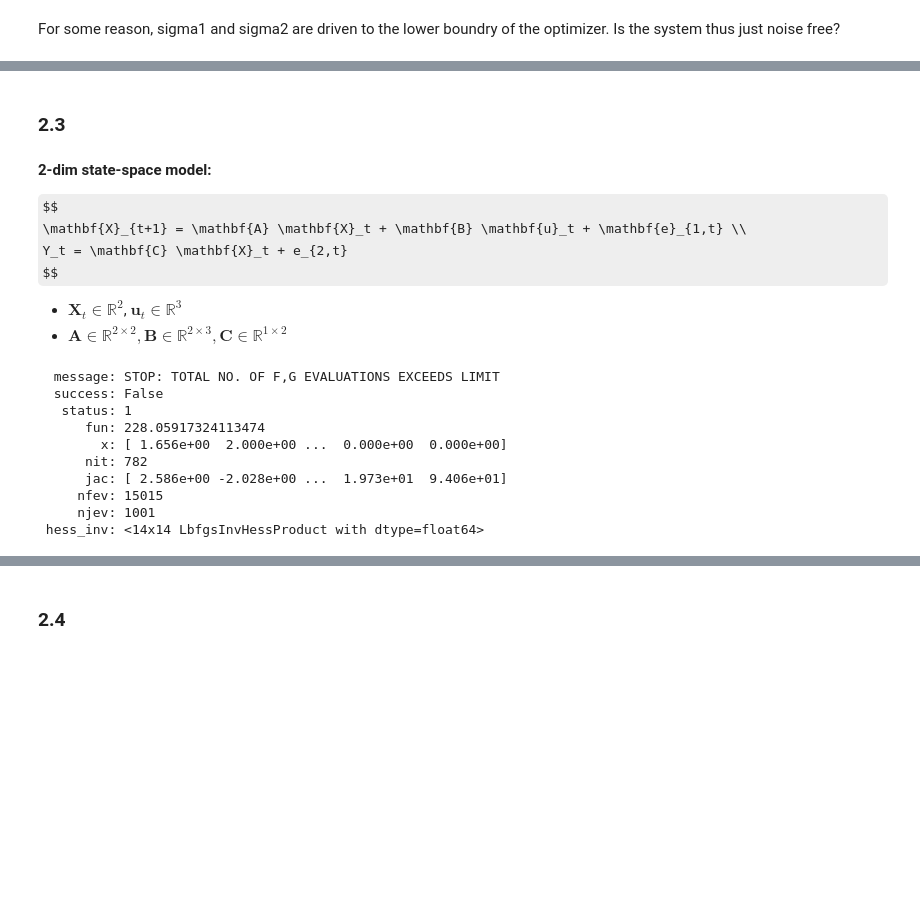
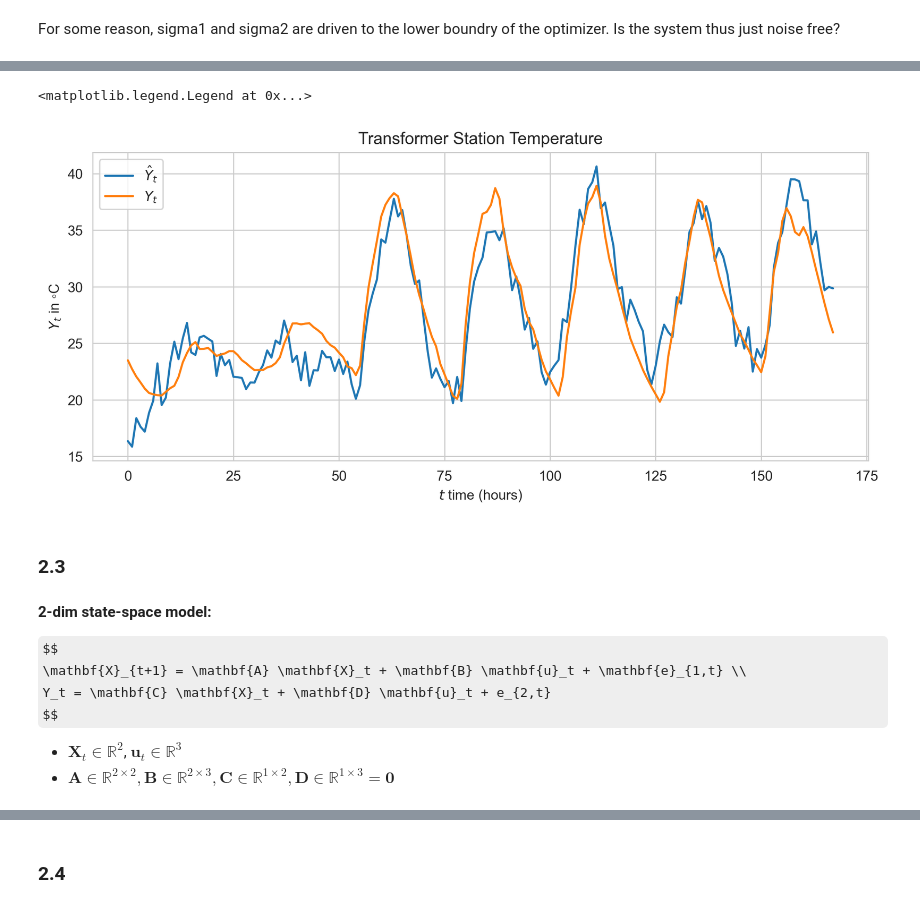
Before and after one commit to JeppeKlitgaard/DTU-02613-TimeSeries, a Jupyter notebook: Assignment4/part2.ipynb, the cells around one changed output, grey strips where cells are left out. Drawn from its saved outputs; the diff is of its cells as text; code cells hidden in the pictures; some formulas as TeX source; blank space fills up the shorter version.

```diff
--- a/Assignment4/part2.ipynb
+++ b/Assignment4/part2.ipynb
@@ -308,21 +80,2 @@ estimate_1d_state_space_fixed(df)
 # %% [markdown]
 For some reason, sigma1 and sigma2 are driven to the lower boundry of the optimizer. Is the system thus just noise free?
-# %%
-def simulate_from_model(par, df):
-    a = par[0]
-    B = np.array(par[1:4])
-    c = par[4]
-    sigma1 = np.exp(par[5])
-    sigma2 = np.exp(par[6])
-
-    U = df[["Ta", "S", "I"]].values
-    T = len(U)
-    X = np.zeros(T + 1)
-    Y = np.zeros(T)
-    X[0] = 20.0  # initial condition
-
-    for t in range(T):
-        X[t+1] = a * X[t] + np.dot(B, U[t]) + np.random.normal(0, sigma1)
-        Y[t] = c * X[t+1] + np.random.normal(0, sigma2)
-
-    return Y, X[1:]
@@ -345,3 +146,15 @@ plot_residual_diagnostics(residuals)
+# %%
+#from project.utils import plot_observations
+plt.figure(figsize=(10,4), dpi=300)
+plt.title("Transformer Station Temperature")
+plt.plot(y, label="$\hat{Y}_t$")
+plt.plot(df["Y"], label="$Y_t$")
+plt.xlabel("$t$ time (hours)")
+plt.ylabel("$Y_t$ in ◦C")
+plt.legend()
+# %% [output]
+<matplotlib.legend.Legend at 0x...>
+[figure, added]
 # %% [markdown]
 ### 2.3
 # %% [markdown]
@@ -349,8 +162,8 @@ plot_residual_diagnostics(residuals)
 
 $$
 \mathbf{X}_{t+1} = \mathbf{A} \mathbf{X}_t + \mathbf{B} \mathbf{u}_t + \mathbf{e}_{1,t} \\
-Y_t = \mathbf{C} \mathbf{X}_t + e_{2,t}
+Y_t = \mathbf{C} \mathbf{X}_t + \mathbf{D} \mathbf{u}_t + e_{2,t}
 $$
 
 * $\mathbf{X}_t \in \mathbb{R}^2$, $\mathbf{u}_t \in \mathbb{R}^3$
-* $\mathbf{A} \in \mathbb{R}^{2\times2}, \mathbf{B} \in \mathbb{R}^{2\times3}, \mathbf{C} \in \mathbb{R}^{1\times2}$
+* $\mathbf{A} \in \mathbb{R}^{2\times2}, \mathbf{B} \in \mathbb{R}^{2\times3}, \mathbf{C} \in \mathbb{R}^{1\times2}, \mathbf{D} \in \mathbb{R}^{1\times3}=\mathbf{0}$
@@ -397,14 +169,0 @@ def estimate_2d_state_space(df):
-# %%
-res = estimate_2d_state_space(df)
-res
-# %% [output]
-  message: STOP: TOTAL NO. OF F,G EVALUATIONS EXCEEDS LIMIT
-  success: False
-   status: 1
-      fun: 228.05917324113474
-        x: [ 1.656e+00  2.000e+00 ...  0.000e+00  0.000e+00]
-      nit: 782
-      jac: [ 2.586e+00 -2.028e+00 ...  1.973e+01  9.406e+01]
-     nfev: 15015
-     njev: 1001
- hess_inv: <14x14 LbfgsInvHessProduct with dtype=float64>
```
Also changed, not shown: parts of 27 cells of this notebook, 1 other file.
